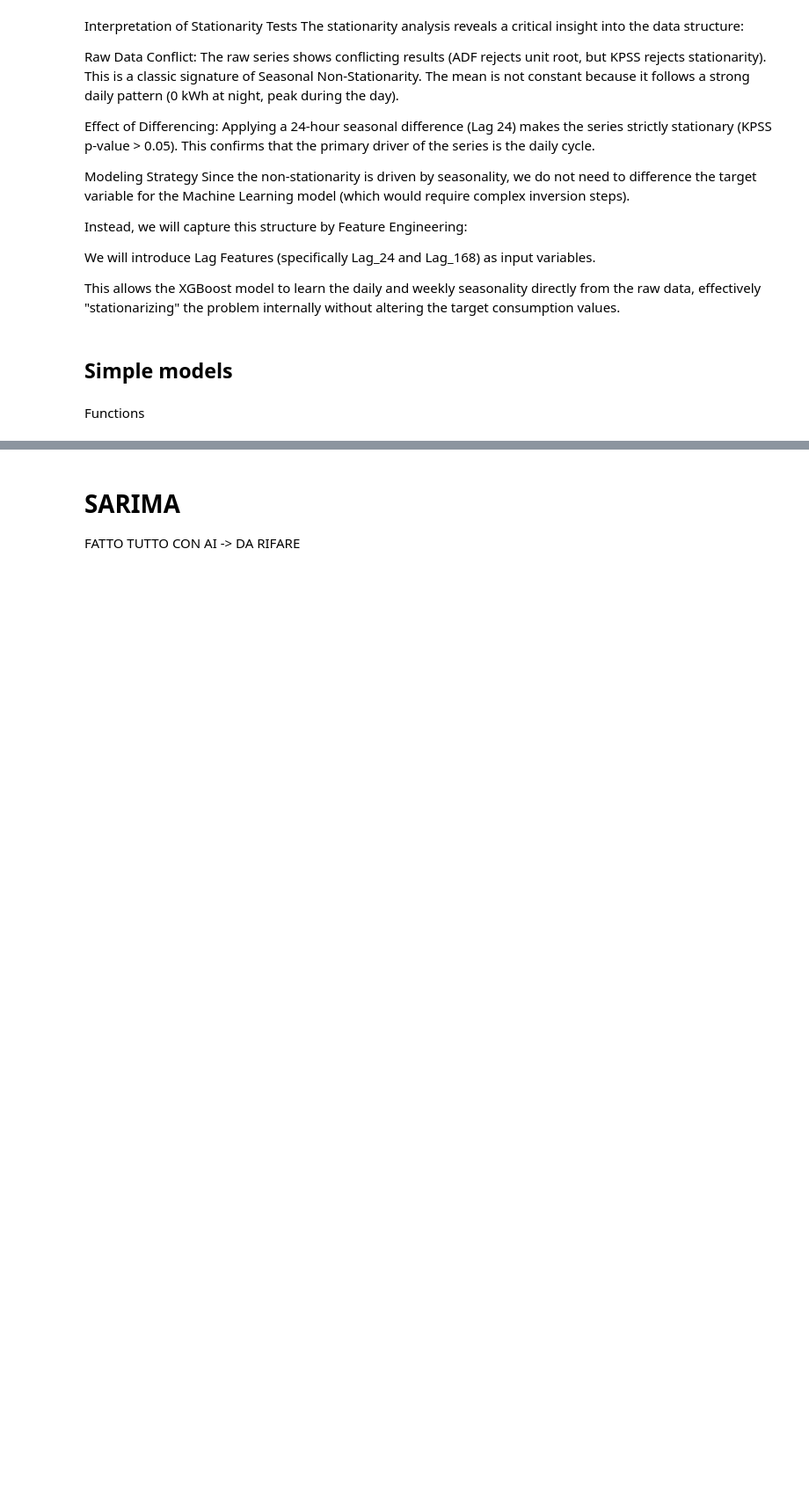
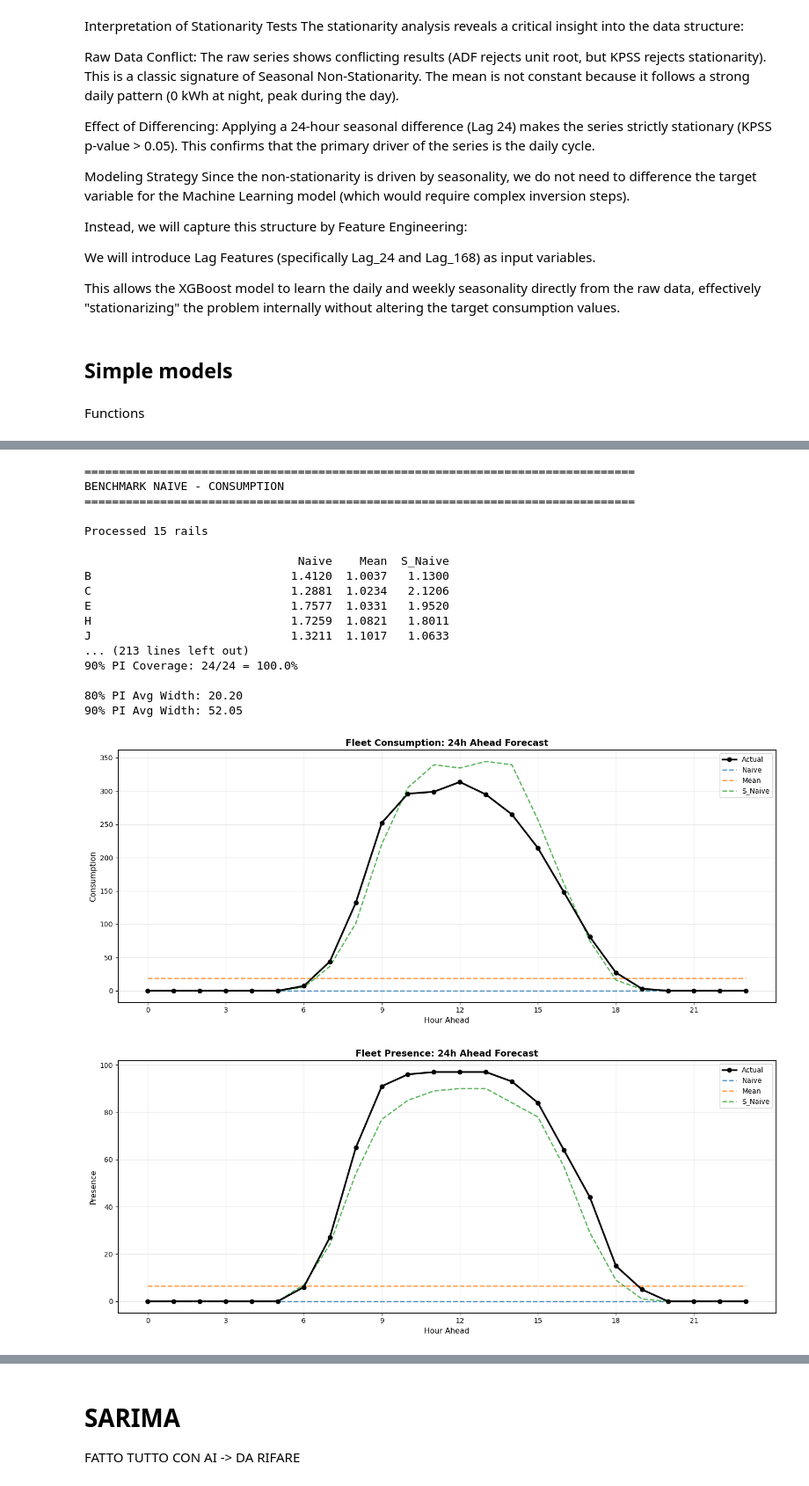
Before and after one commit to ManuCa93/time_series_final, a Jupyter notebook: notebook.ipynb, the cells around one changed output, grey strips where cells are left out. Shown at 88% size. Drawn from its saved outputs; the diff is of its cells as text; code cells hidden in the pictures; blank space fills up the shorter version.

```diff
--- a/notebook.ipynb
+++ b/notebook.ipynb
@@ -705,0 +821,41 @@ INTERPRETATION:
+# %%
+# 1. Benchmark rail
+bench_c = benchmark_per_rail(rail_ts['consumption'], 'consumption')
+bench_p = benchmark_per_rail(rail_ts['presence'], 'presence')
+
+# 2. Benchmark fleet
+benchmark_fleet(fleet_ts['consumption'], 'consumption')
+benchmark_fleet(fleet_ts['presence'], 'presence')
+
+# 3. Plot
+fig1 = plot_fleet_forecast(fleet_ts['consumption'], target_name='Consumption')
+fig2 = plot_fleet_forecast(fleet_ts['presence'], target_name='Presence')
+
+# 4. Probabilistic forecasts
+fig_prob_c, fc_c = plot_probabilistic_forecast(fleet_ts['consumption'], target_name='Consumption')
+print_probabilistic_summary(fc_c)
+
+fig_prob_p, fc_p = plot_probabilistic_forecast(fleet_ts['presence'], target_name='Presence')
+print_probabilistic_summary(fc_p)
+
+plt.show()
+# %% [output]
+================================================================================
+BENCHMARK NAIVE - CONSUMPTION
+================================================================================
+
+Processed 15 rails
+
+                               Naive    Mean  S_Naive
+B                             1.4120  1.0037   1.1300
+C                             1.2881  1.0234   2.1206
+E                             1.7577  1.0331   1.9520
+H                             1.7259  1.0821   1.8011
+J                             1.3211  1.1017   1.0633
+... (213 lines left out)
+90% PI Coverage: 24/24 = 100.0%
+
+80% PI Avg Width: 20.20
+90% PI Avg Width: 52.05
+[figure, added]
+[figure, added]
```
Also changed, not shown: parts of 10 cells of this notebook.
